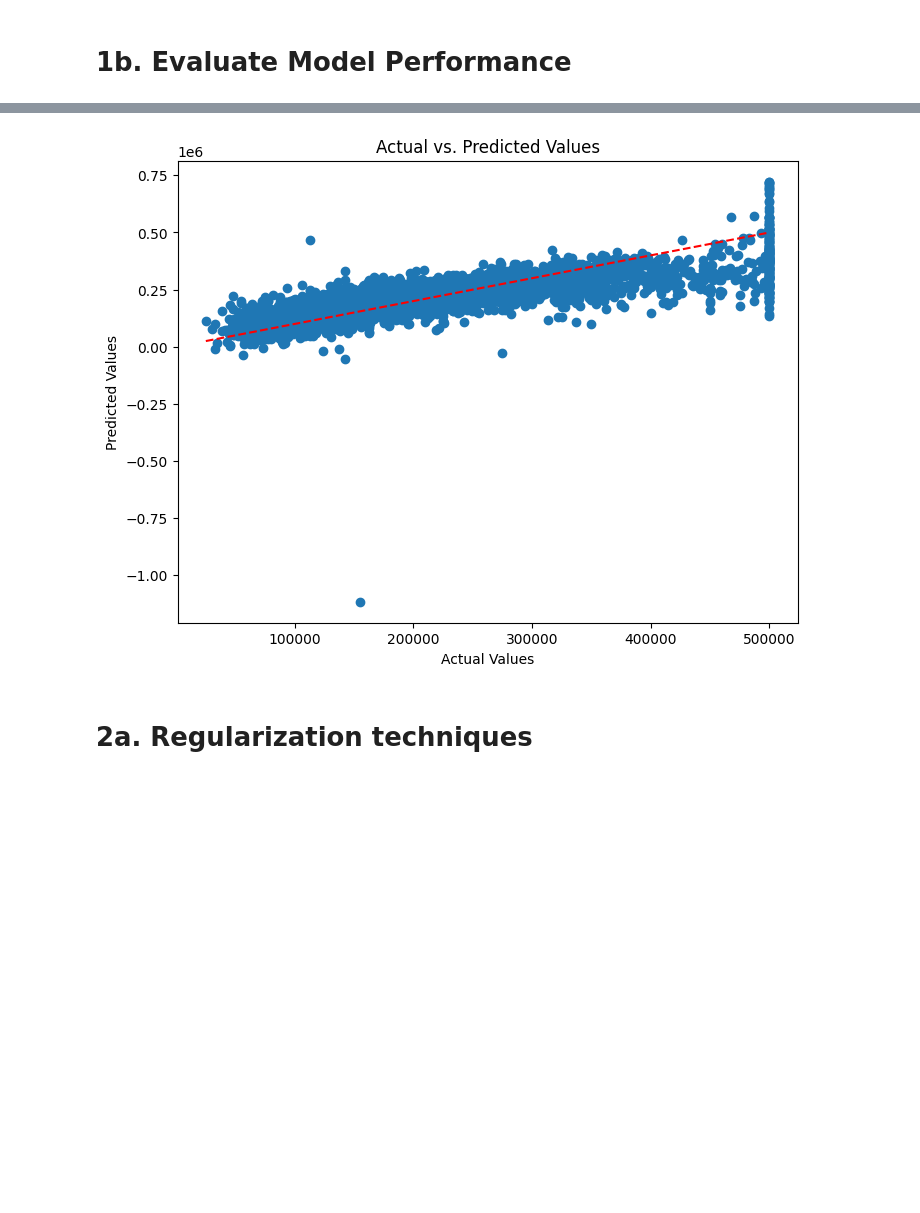
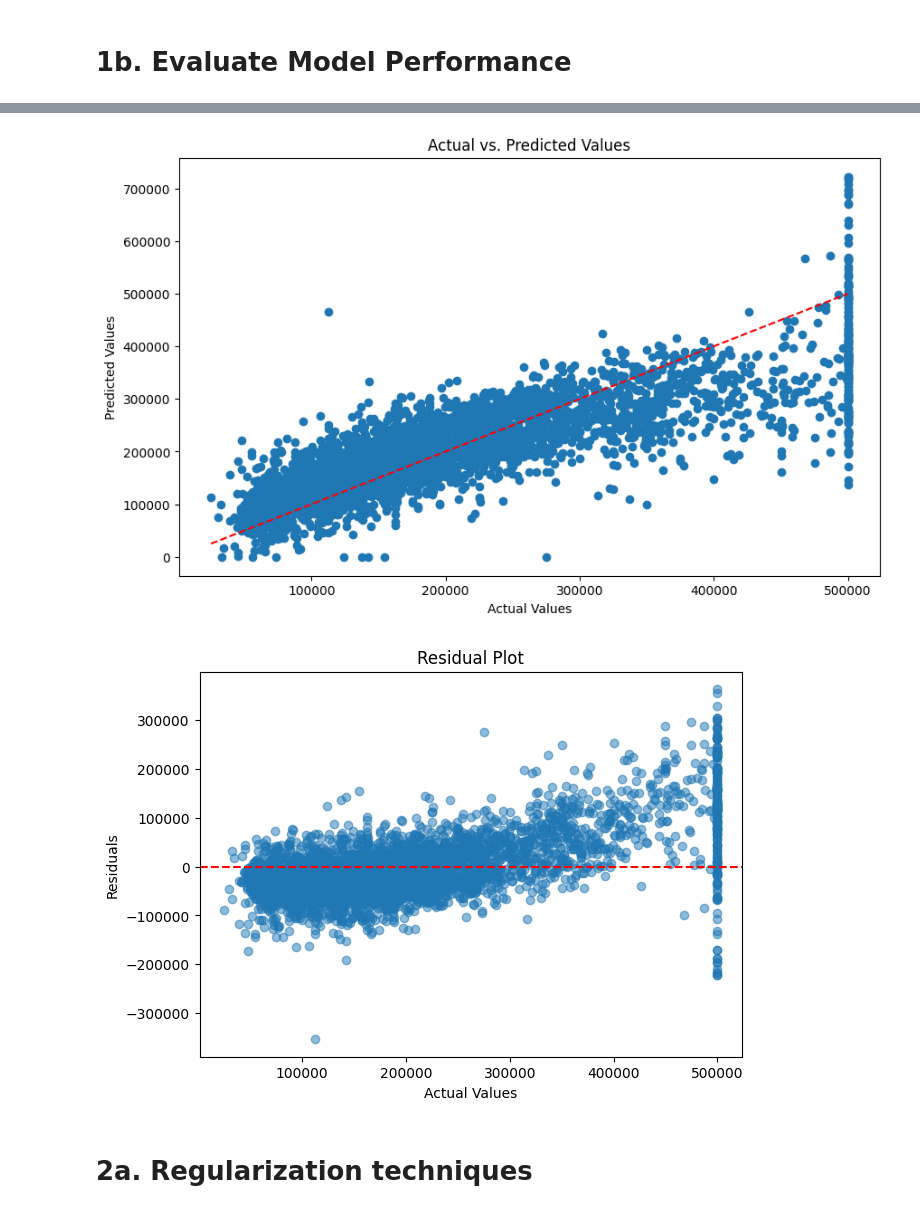
Before and after one commit to ksailesh/housing_price_project, a Jupyter notebook: Regression_Model.ipynb, the cells around one changed output, grey strips where cells are left out. Drawn from its saved outputs; the diff is of its cells as text; code cells hidden in the pictures; blank space fills up the shorter version.

Commit message:
Added residual plots and fixed scaling issue in scattered plots

```diff
--- a/Regression_Model.ipynb
+++ b/Regression_Model.ipynb
@@ -67,6 +67,9 @@ import pandas as pd
 from statsmodels.stats.outliers_influence import variance_inflation_factor
 from sklearn.preprocessing import StandardScaler
 import numpy as np
+import statsmodels.api as sm
+
+# df_enriched_features = df_enriched_features[df_enriched_features['median_house_value'] <= 500000]
 
 df_enriched_features.loc[:, 'income_x_population'] = df_enriched_features['median_income'] * df_enriched_features['population_per_household']
 df_enriched_features.loc[:, 'pop_x_bedroom_ratio'] = df_enriched_features['population_per_household'] * df_enriched_features['bedrooms_per_room']
@@ -76,6 +79,7 @@ df_enriched_features.loc[:, 'ocean_x_rooms'] = df_enriched_features['ocean_proxi
 df_enriched_features.loc[:, 'ocean_x_rooms'] = df_enriched_features['ocean_proximity_NEAR OCEAN'] * df_enriched_features['rooms_per_household']
 
 # Define the independent and dependent variables
+# X = df_enriched_features
 X = df_enriched_features[[
                           'longitude', 'latitude',
                           # 'ocean_proximity_NEAR OCEAN', 'rooms_per_household', 'pop_x_bedroom_ratio',
@@ -120,7 +124,7 @@ if 'const' in high_vif_features:
 print("\nHighly correlated features (VIF > 10):", high_vif_features)
 
 # Remove the highly correlated features from X
-X = X.drop(high_vif_features, axis=1)
+X = X.drop(high_vif_features, axis=1).drop('const', axis=1)
 # %% [output]
                      Feature           VIF
 0                      const  27676.798560
@@ -175,14 +179,19 @@ ocean_x_rooms                  1.000000
 # Train-Test Split
 # Center and Scale the Variables
 from sklearn.model_selection import train_test_split
+from sklearn.preprocessing import MinMaxScaler
 
 # Split data into training (80%) and testing (20%)
 X_train, X_test, y_train, y_test = train_test_split(X, y, test_size=0.2, random_state=42)
 
 # Standardize ONLY predictors (exclude intercept)
-scaler = StandardScaler()
-X_train_scaled = scaler.fit_transform(X_train)
-X_test_scaled = scaler.transform(X_test)
+X_scaler = MinMaxScaler()
+X_train_scaled = X_scaler.fit_transform(X_train)
+X_test_scaled = X_scaler.transform(X_test)
+
+y_scaler = MinMaxScaler()
+y_train_scaled = y_scaler.fit_transform(y_train.values.reshape(-1, 1))
+y_test_scaled = y_scaler.transform(y_test.values.reshape(-1, 1))
 # %% [markdown]
 # 1a. Ordinary Least Squares (OLS)
 # %%
@@ -196,7 +205,7 @@ X_test_scaled = np.column_stack([np.ones(X_test_scaled.shape[0]), X_test_scaled]
 # X_test_scaled_const = sm.add_constant(X_test_scaled)
 
 # Re-fit the OLS model after removing highly correlated predictors
-ols_model = sm.OLS(y_train, X_train_scaled).fit()
+ols_model = sm.OLS(y_train_scaled, X_train_scaled).fit()
 print(ols_model.summary())
 # %% [output]
                             OLS Regression Results
@@ -237,19 +246,35 @@ plt.show()
 # %%
 # compare actual and predicted values
 
 # Predict on the test set
-y_pred = ols_model.predict(X_test_scaled)
+y_pred_scaled = ols_model.predict(X_test_scaled)
+
+# Convert predictions back to original scale
+y_pred_unscaled = y_scaler.inverse_transform(y_pred_scaled.reshape(-1, 1))  # Reshape to 2D
+y_pred_unscaled = np.clip(y_pred_unscaled, 0, None)
+y_test_original = y_scaler.inverse_transform(y_test_scaled.reshape(-1, 1))
 
 # Create a scatter plot of actual vs. predicted values
-plt.figure(figsize=(8, 6))
-plt.scatter(y_test, y_pred)
+plt.figure(figsize=(10, 6))
+plt.scatter(y_test_original, y_pred_unscaled)
 plt.xlabel("Actual Values")
 plt.ylabel("Predicted Values")
 plt.title("Actual vs. Predicted Values")
-plt.plot([min(y_test), max(y_test)], [min(y_test), max(y_test)], color='red', linestyle='--')  # Add a diagonal line
+plt.plot([min(y_test_original), max(y_test_original)], [min(y_test_original), max(y_test_original)], color='red', linestyle='--')  # Add a diagonal line
 plt.show()
+
+# Residual Plot
+residuals = y_test_original - y_pred_unscaled
+plt.figure(figsize=(7, 5))
+plt.scatter(y_test_original, residuals, alpha=0.5)
+plt.axhline(y=0, color='red', linestyle='dashed')
+plt.xlabel("Actual Values")
+plt.ylabel("Residuals")
+plt.title("Residual Plot")
+plt.show()
 # %% [output]
-[figure, old version]
+[figure, new version]
+[figure, added]
 # %% [markdown]
 # 2a. Regularization techniques
 # %%
```
Also changed, not shown: parts of 8 cells of this notebook.
